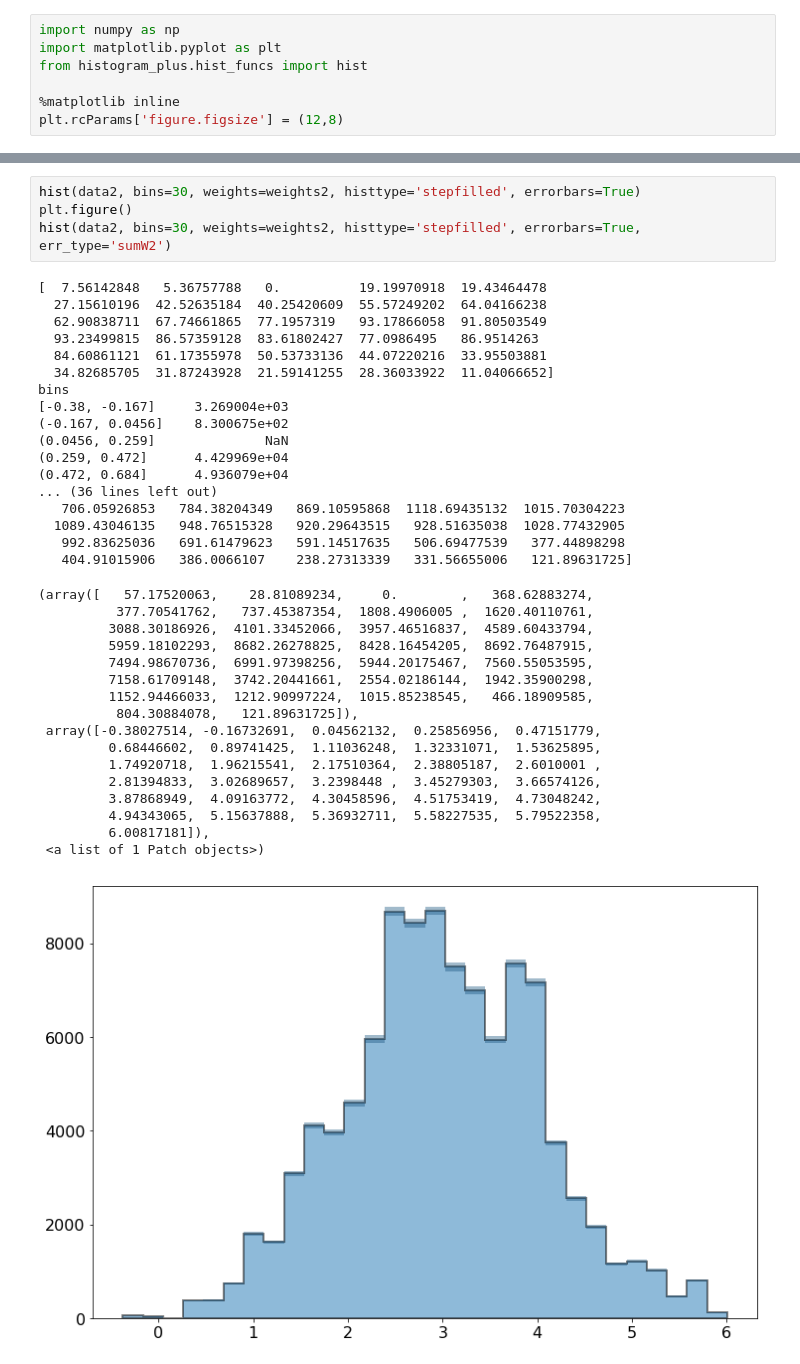
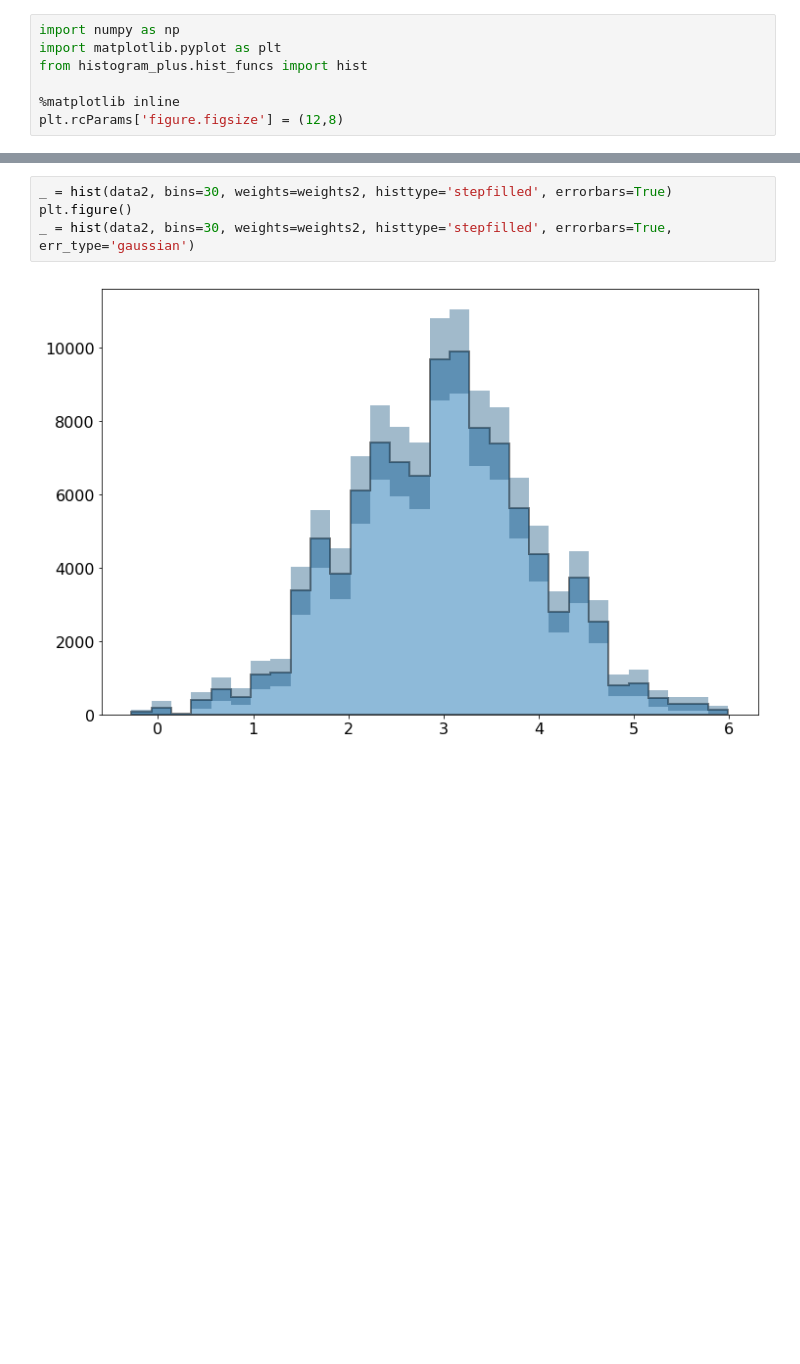
Before and after one commit to pollackscience/histogram_plus, a Jupyter notebook: scripts/hist_plus.ipynb, the cells around one changed output, grey strips where cells are left out. Drawn from its saved outputs; the diff is of its cells as text; blank space fills up the shorter version.

```diff
--- a/scripts/hist_plus.ipynb
+++ b/scripts/hist_plus.ipynb
@@ -69,39 +53,6 @@ hist([data, data2], bins=30, histtype='stepfilled', errorbars=True, range=(-3,6)
 # %%
-hist(data2, bins=30, weights=weights2, histtype='stepfilled', errorbars=True)
+_ = hist(data2, bins=30, weights=weights2, histtype='stepfilled', errorbars=True)
 plt.figure()
-hist(data2, bins=30, weights=weights2, histtype='stepfilled', errorbars=True, err_type='sumW2')
+_ = hist(data2, bins=30, weights=weights2, histtype='stepfilled', errorbars=True, err_type='gaussian')
 # %% [output]
-[  7.56142848   5.36757788   0.          19.19970918  19.43464478
-  27.15610196  42.52635184  40.25420609  55.57249202  64.04166238
-  62.90838711  67.74661865  77.1957319   93.17866058  91.80503549
-  93.23499815  86.57359128  83.61802427  77.0986495   86.9514263
-  84.60861121  61.17355978  50.53733136  44.07220216  33.95503881
-  34.82685705  31.87243928  21.59141255  28.36033922  11.04066652]
-bins
-[-0.38, -0.167]     3.269004e+03
-(-0.167, 0.0456]    8.300675e+02
-(0.0456, 0.259]              NaN
-(0.259, 0.472]      4.429969e+04
-(0.472, 0.684]      4.936079e+04
-... (36 lines left out)
-   706.05926853   784.38204349   869.10595868  1118.69435132  1015.70304223
-  1089.43046135   948.76515328   920.29643515   928.51635038  1028.77432905
-   992.83625036   691.61479623   591.14517635   506.69477539   377.44898298
-   404.91015906   386.0066107    238.27313339   331.56655006   121.89631725]
-(array([   57.17520063,    28.81089234,     0.        ,   368.62883274,
-          377.70541762,   737.45387354,  1808.4906005 ,  1620.40110761,
-         3088.30186926,  4101.33452066,  3957.46516837,  4589.60433794,
-         5959.18102293,  8682.26278825,  8428.16454205,  8692.76487915,
-         7494.98670736,  6991.97398256,  5944.20175467,  7560.55053595,
-         7158.61709148,  3742.20441661,  2554.02186144,  1942.35900298,
-         1152.94466033,  1212.90997224,  1015.85238545,   466.18909585,
-          804.30884078,   121.89631725]),
- array([-0.38027514, -0.16732691,  0.04562132,  0.25856956,  0.47151779,
-         0.68446602,  0.89741425,  1.11036248,  1.32331071,  1.53625895,
-         1.74920718,  1.96215541,  2.17510364,  2.38805187,  2.6010001 ,
-         2.81394833,  3.02689657,  3.2398448 ,  3.45279303,  3.66574126,
-         3.87868949,  4.09163772,  4.30458596,  4.51753419,  4.73048242,
-         4.94343065,  5.15637888,  5.36932711,  5.58227535,  5.79522358,
-         6.00817181]),
- <a list of 1 Patch objects>)
-[figure, old version]
+[figure, new version]
```
Also changed, not shown: parts of 15 cells of this notebook, 4 other files.
